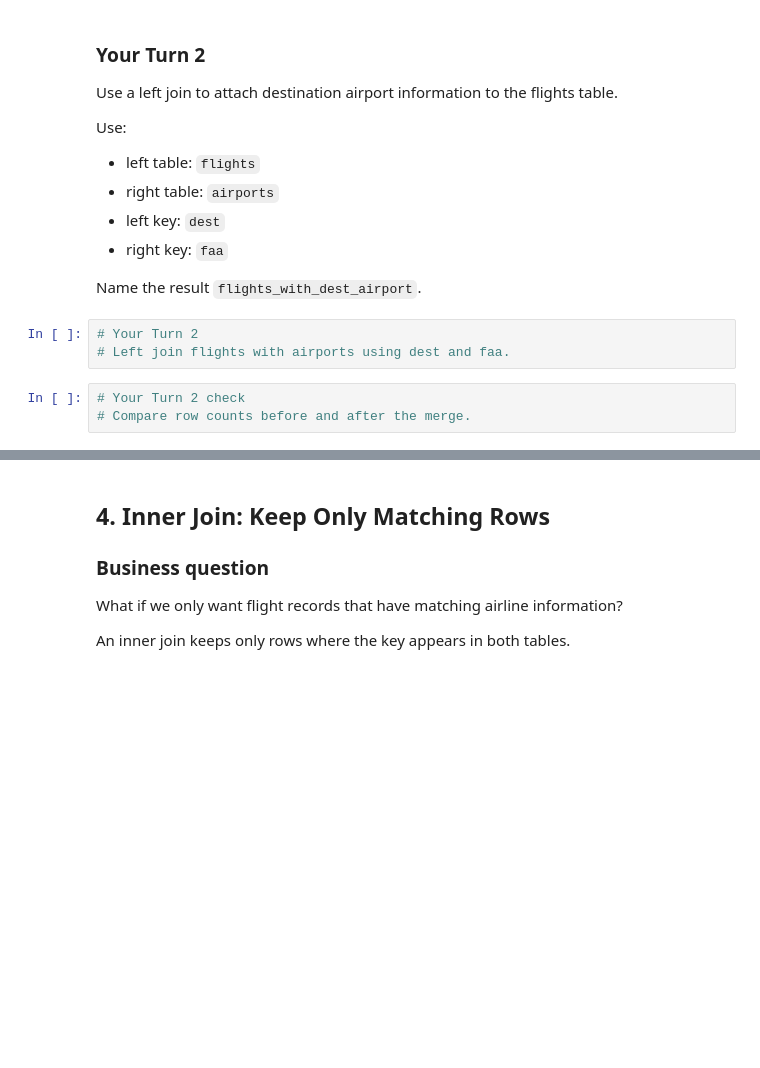
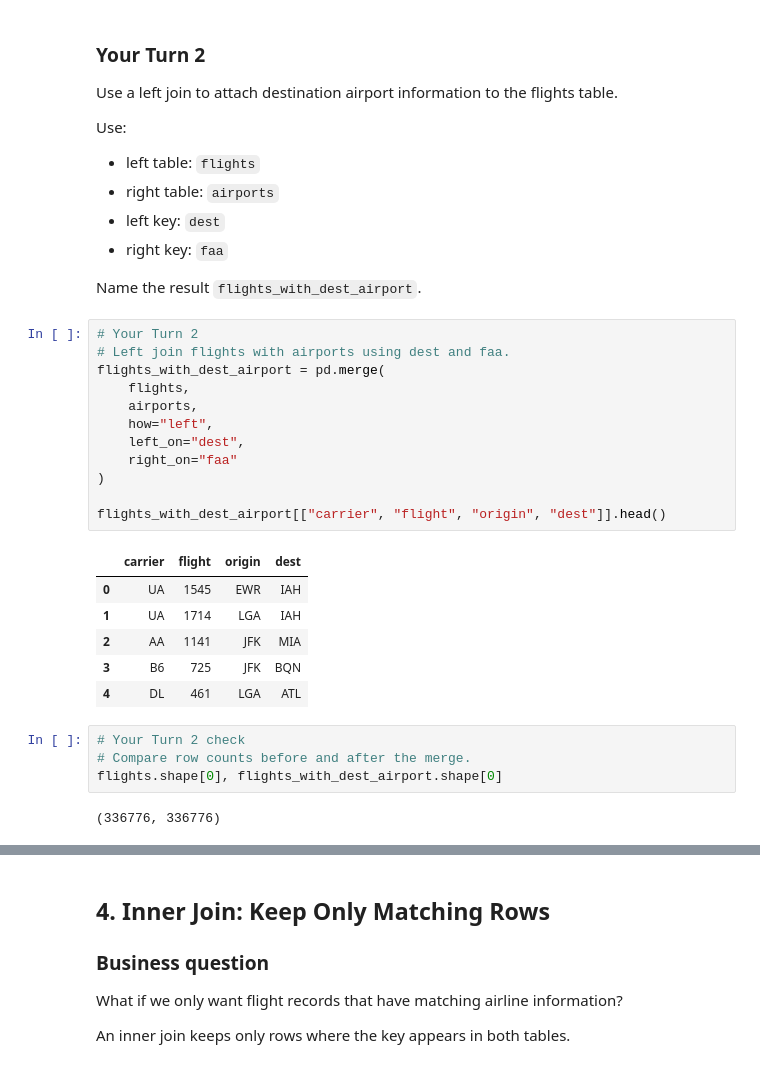
Before and after one commit to glendadavisjohnson/BAN6003_001_Weeks_7_8_Lab_Aggregation_Integration_Davis-Johnson_Glenda, a Jupyter notebook: notebooks/module8_pandas_integration_guided_lab.ipynb, the cells around one changed output, grey strips where cells are left out. Cells and saved outputs as stored; diff of their text form; blank space fills up the shorter version.

```diff
--- a/notebooks/module8_pandas_integration_guided_lab.ipynb
+++ b/notebooks/module8_pandas_integration_guided_lab.ipynb
@@ -234,9 +254,28 @@ Name the result `flights_with_dest_airport`.
 # %%
 # Your Turn 2
 # Left join flights with airports using dest and faa.
+flights_with_dest_airport = pd.merge(
+    flights,
+    airports,
+    how="left",
+    left_on="dest",
+    right_on="faa"
+)
+
+flights_with_dest_airport[["carrier", "flight", "origin", "dest"]].head()
+# %% [output]
+|  | carrier | flight | origin | dest |
+| 0 | UA | 1545 | EWR | IAH |
+| 1 | UA | 1714 | LGA | IAH |
+| 2 | AA | 1141 | JFK | MIA |
+| 3 | B6 | 725 | JFK | BQN |
+| 4 | DL | 461 | LGA | ATL |
 # %%
 # Your Turn 2 check
 # Compare row counts before and after the merge.
+flights.shape[0], flights_with_dest_airport.shape[0]
+# %% [output]
+(336776, 336776)
 # %%
 # Your Turn 2 check
 # Check how many rows have missing airport name information after the merge.
```
Also changed, not shown: parts of 34 cells of this notebook.
